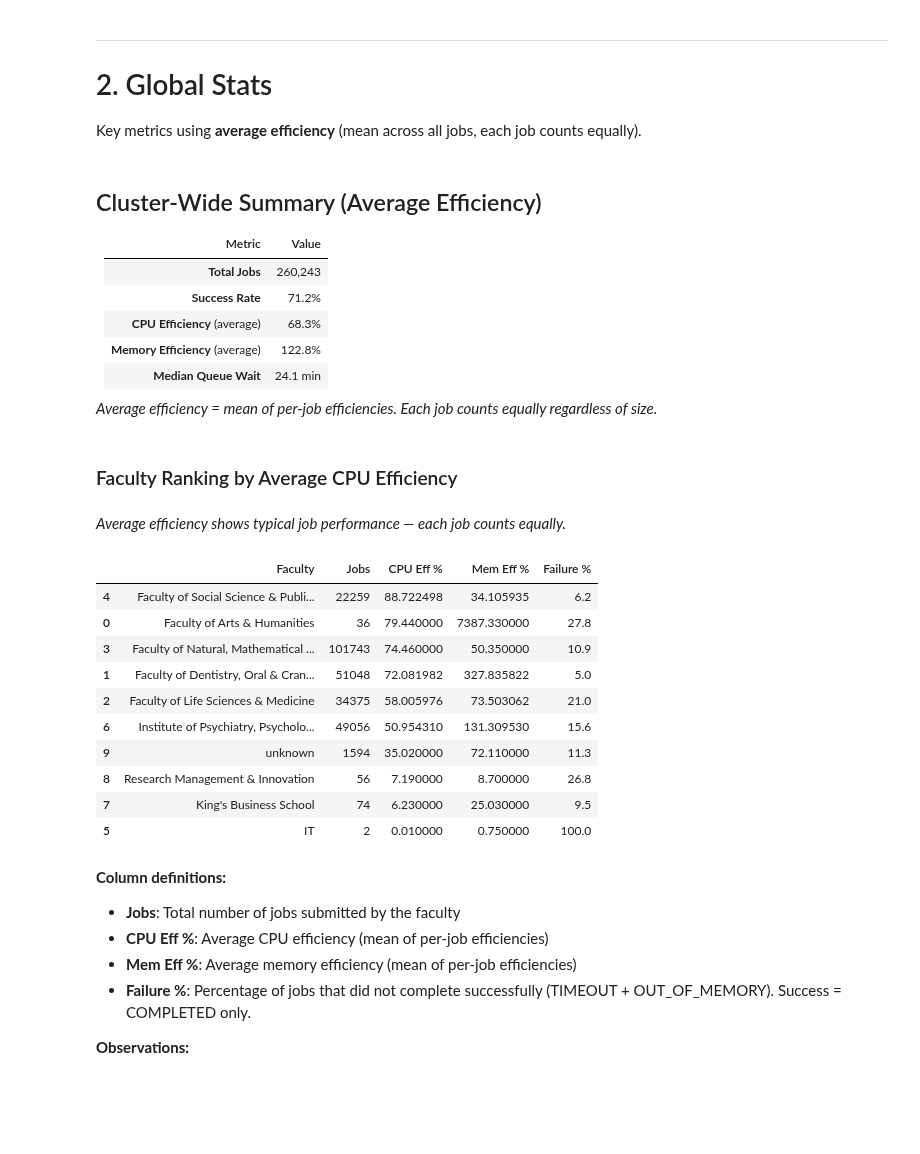
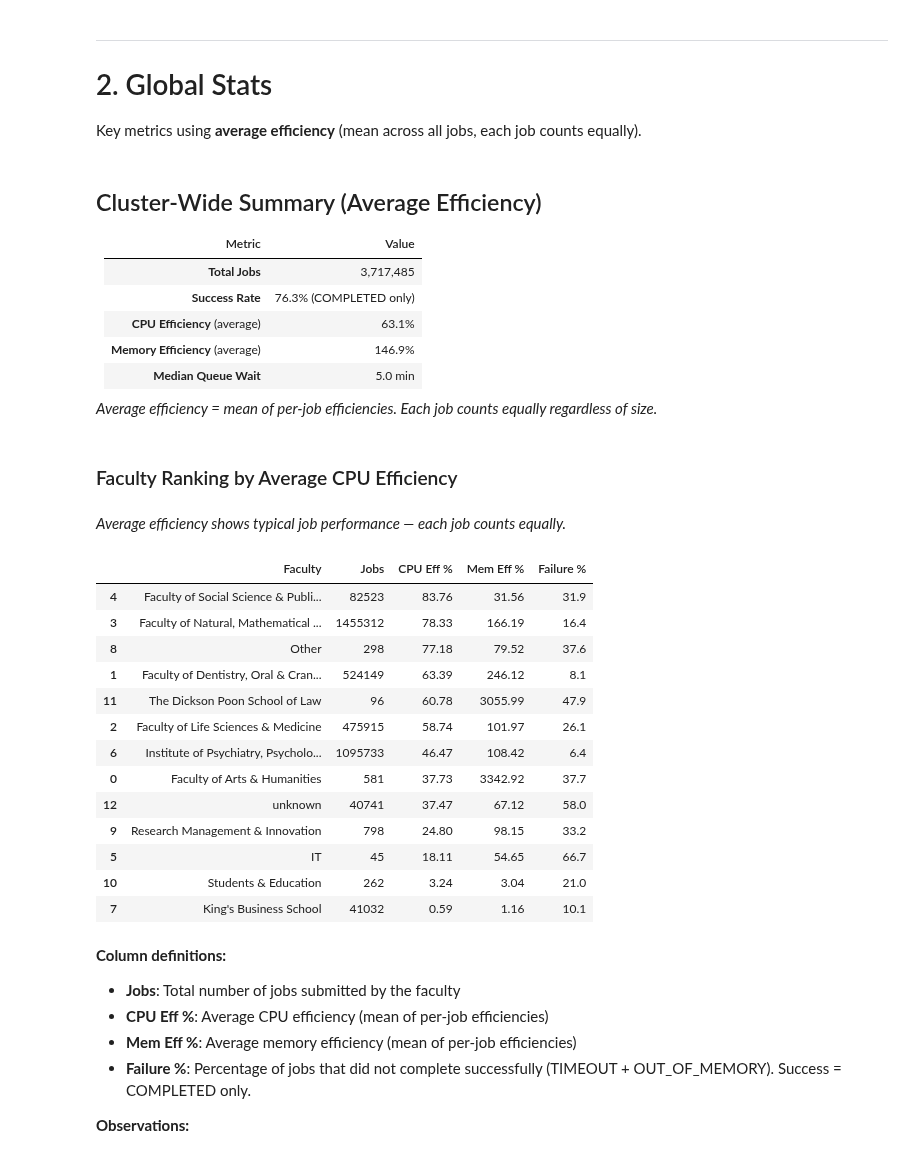
Before and after one commit to kcl-eresearch/hpc-data-analysis, a Jupyter notebook: notebooks/visualisation_users.ipynb, the cells around one changed output. Cells and saved outputs as stored; diff of their text form; code cells hidden in the pictures; blank space fills up the shorter version.

```diff
--- a/notebooks/visualisation_users.ipynb
+++ b/notebooks/visualisation_users.ipynb
@@ -124,7 +156,7 @@ import textwrap
 
 def _shorten_faculty(name):
     s = name.replace("Faculty of ", "").replace("Institute of ", "")
-    return '\n'.join(textwrap.wrap(s, width=25))
+    return '\n'.join(textwrap.wrap(s, width=18))
 
 df_faculties['faculty_short'] = df_faculties['faculty'].apply(_shorten_faculty)
 FACULTY_SHORT = dict(zip(df_faculties['faculty'], df_faculties['faculty_short']))
@@ -132,7 +164,7 @@ df_plot = df_faculties.sort_values('job_count', ascending=True)
 
 # Try to load per-job data
 try:
-    df_jobs = pd.read_csv(JOB_LEVEL_PATH)
+    df_jobs = pd.read_csv(JOB_LEVEL_PATH, comment='#')
     if 'faculty' in df_jobs.columns:
         df_jobs['faculty'] = df_jobs['faculty'].str.strip('"')
         df_jobs['faculty'] = df_jobs['faculty'].replace(FACULTY_MERGE)
@@ -142,7 +174,13 @@ try:
         if col in df_jobs.columns:
             df_jobs[col] = pd.to_numeric(df_jobs[col], errors='coerce')
     HAS_JOB_DATA = True
+    total_agg = df_faculties['job_count'].sum()
     print(f"Loaded per-job data: {len(df_jobs):,} jobs")
+    if len(df_jobs) < total_agg:
+        diff = total_agg - len(df_jobs)
+        print(f"  Note: {diff:,} fewer than aggregate total ({total_agg:,}) because "
+              f"job-level CSV includes only COMPLETED + TIMEOUT + OUT_OF_MEMORY jobs. "
+              f"CANCELLED, FAILED, NODE_FAIL, and PREEMPTED jobs are excluded.")
 except FileNotFoundError:
     HAS_JOB_DATA = False
     print(f"Note: {JOB_LEVEL_PATH} not found. Distribution analysis will be skipped.")
@@ -199,7 +256,7 @@ def create_summary():
 | Metric | Value |
 |--------|-------|
 | **Total Jobs** | {total_jobs:,} |
-| **Success Rate** | {success_rate:.1f}% |
+| **Success Rate** | {success_rate:.1f}% (COMPLETED only) |
 | **CPU Efficiency** (average) | {global_cpu_eff:.1f}% |
 | **Memory Efficiency** (average) | {global_mem_eff:.1f}% |
 | **Median Queue Wait** | {median_wait:.1f} min |
@@ -215,41 +272,44 @@ create_summary()
 
 | Metric | Value |
 |--------|-------|
-| **Total Jobs** | 260,243 |
-| **Success Rate** | 71.2% |
-| **CPU Efficiency** (average) | 68.3% |
-| **Memory Efficiency** (average) | 122.8% |
-| **Median Queue Wait** | 24.1 min |
+| **Total Jobs** | 3,717,485 |
+| **Success Rate** | 76.3% (COMPLETED only) |
+| **CPU Efficiency** (average) | 63.1% |
+| **Memory Efficiency** (average) | 146.9% |
+| **Median Queue Wait** | 5.0 min |
 
 *Average efficiency = mean of per-job efficiencies. Each job counts equally regardless of size.*
 # %%
 def efficiency_ranking():
     ranking = df_faculties[['faculty', 'job_count', CPU_EFF_COL, MEM_EFF_COL, 'job_count_failed']].copy()
     ranking['failure_rate'] = (ranking['job_count_failed'] / ranking['job_count'] * 100).round(1)
     ranking = ranking.sort_values(CPU_EFF_COL, ascending=False)
 
     display(Markdown("### Faculty Ranking by Average CPU Efficiency"))
     display(Markdown("*Average efficiency shows typical job performance — each job counts equally.*"))
-    display(ranking[['faculty', 'job_count', CPU_EFF_COL, MEM_EFF_COL, 'failure_rate']].rename(columns={
+    display(ranking[['faculty', 'job_count', CPU_EFF_COL, MEM_EFF_COL, 'failure_rate']].round(2).rename(columns={
         'faculty': 'Faculty', 'job_count': 'Jobs', CPU_EFF_COL: 'CPU Eff %',
         MEM_EFF_COL: 'Mem Eff %', 'failure_rate': 'Failure %'
     }))
 
 efficiency_ranking()
 # %% [output]
 ### Faculty Ranking by Average CPU Efficiency
 *Average efficiency shows typical job performance — each job counts equally.*
 |  | Faculty | Jobs | CPU Eff % | Mem Eff % | Failure % |
-| 4 | Faculty of Social Science & Publi... | 22259 | 88.722498 | 34.105935 | 6.2 |
-| 0 | Faculty of Arts & Humanities | 36 | 79.440000 | 7387.330000 | 27.8 |
-| 3 | Faculty of Natural, Mathematical ... | 101743 | 74.460000 | 50.350000 | 10.9 |
-| 1 | Faculty of Dentistry, Oral & Cran... | 51048 | 72.081982 | 327.835822 | 5.0 |
-| 2 | Faculty of Life Sciences & Medicine | 34375 | 58.005976 | 73.503062 | 21.0 |
-| 6 | Institute of Psychiatry, Psycholo... | 49056 | 50.954310 | 131.309530 | 15.6 |
-| 9 | unknown | 1594 | 35.020000 | 72.110000 | 11.3 |
-| 8 | Research Management & Innovation | 56 | 7.190000 | 8.700000 | 26.8 |
-| 7 | King's Business School | 74 | 6.230000 | 25.030000 | 9.5 |
-| 5 | IT | 2 | 0.010000 | 0.750000 | 100.0 |
+| 4 | Faculty of Social Science & Publi... | 82523 | 83.76 | 31.56 | 31.9 |
+| 3 | Faculty of Natural, Mathematical ... | 1455312 | 78.33 | 166.19 | 16.4 |
+| 8 | Other | 298 | 77.18 | 79.52 | 37.6 |
+| 1 | Faculty of Dentistry, Oral & Cran... | 524149 | 63.39 | 246.12 | 8.1 |
+| 11 | The Dickson Poon School of Law | 96 | 60.78 | 3055.99 | 47.9 |
+| 2 | Faculty of Life Sciences & Medicine | 475915 | 58.74 | 101.97 | 26.1 |
+| 6 | Institute of Psychiatry, Psycholo... | 1095733 | 46.47 | 108.42 | 6.4 |
+| 0 | Faculty of Arts & Humanities | 581 | 37.73 | 3342.92 | 37.7 |
+| 12 | unknown | 40741 | 37.47 | 67.12 | 58.0 |
+| 9 | Research Management & Innovation | 798 | 24.80 | 98.15 | 33.2 |
+| 5 | IT | 45 | 18.11 | 54.65 | 66.7 |
+| 10 | Students & Education | 262 | 3.24 | 3.04 | 21.0 |
+| 7 | King's Business School | 41032 | 0.59 | 1.16 | 10.1 |
 # %% [markdown]
 **Column definitions:**
 - **Jobs**: Total number of jobs submitted by the faculty
```
Also changed, not shown: parts of 35 cells of this notebook, 3 other files.
